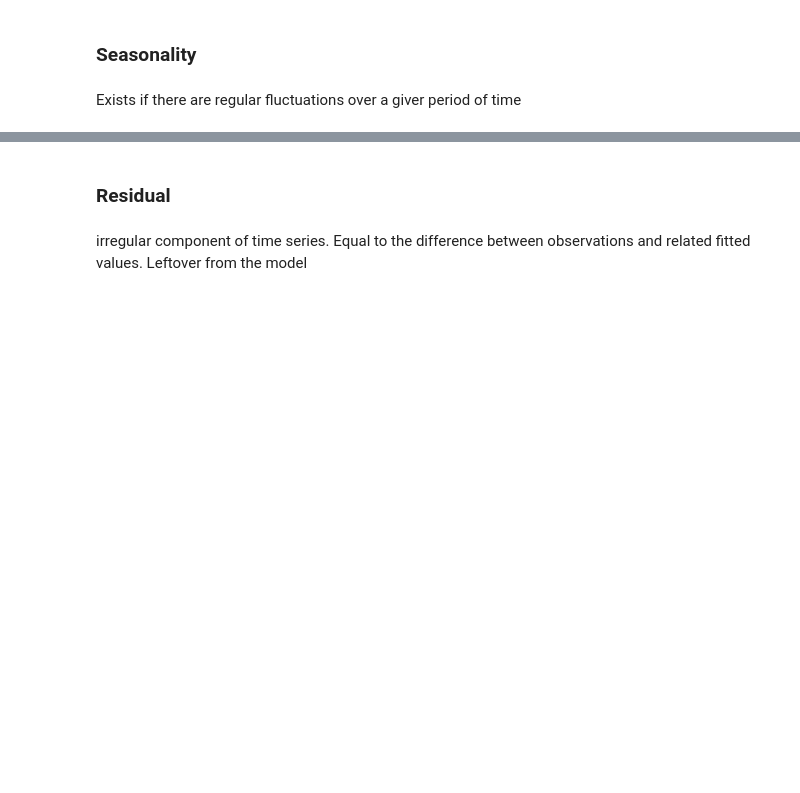
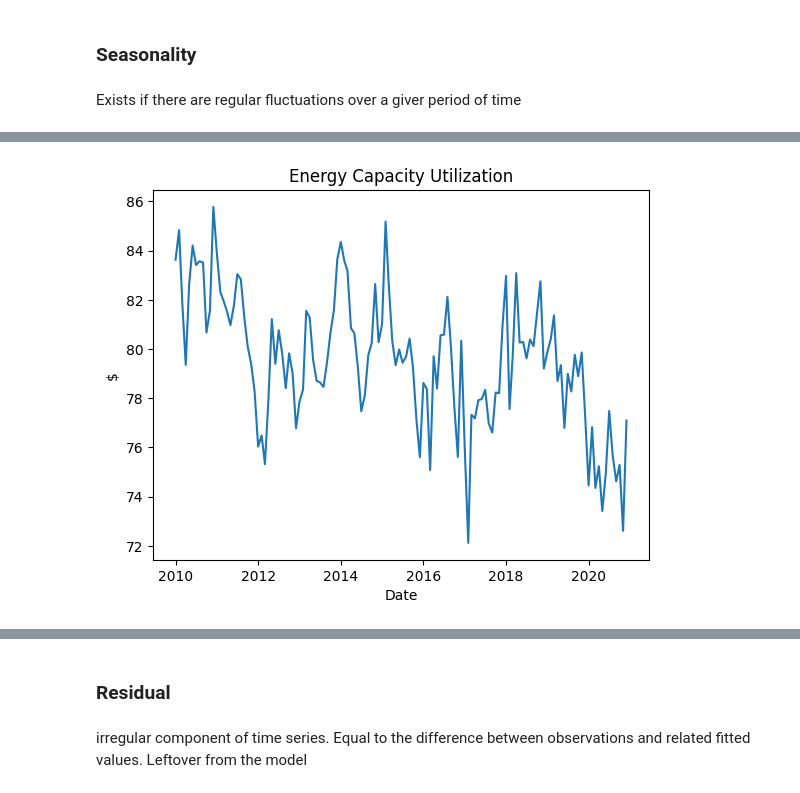
Before and after one commit to guilhermemalves03/Machine-Learning-for-Financial-Risk-Management-with-Python, a Jupyter notebook: 2-IntroductionToTimeSeriesModeling.ipynb, the cells around one changed output, grey strips where cells are left out. Cells and saved outputs as stored; diff of their text form; code cells hidden in the pictures; blank space fills up the shorter version.

```diff
--- a/2-IntroductionToTimeSeriesModeling.ipynb
+++ b/2-IntroductionToTimeSeriesModeling.ipynb
@@ -106,0 +110,7 @@ Exists if there are regular fluctuations over a giver period of time
+# %%
+fred = Fred(api_key = "108a115c2d805027b19703c9b7b54d70")
+# %%
+energy = fred.get_series("CAPUTLG2211A2S",
+                         observation_start="2010-01-01",
+                         observation_end="2020-12-31")
+energy.head(12)
@@ -106,0 +131,8 @@ Exists if there are regular fluctuations over a giver period of time
+# %%
+plt.plot(energy)
+plt.title("Energy Capacity Utilization")
+plt.ylabel("$")
+plt.xlabel("Date")
+plt.show()
+# %% [output]
+[figure, added]
```
Also changed, not shown: parts of 12 cells of this notebook.
